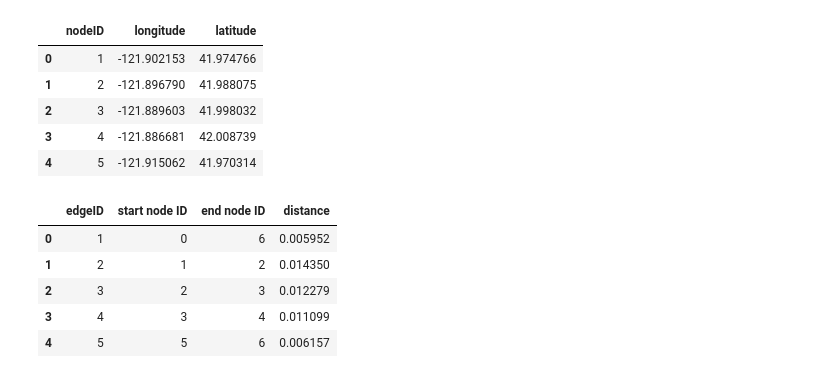
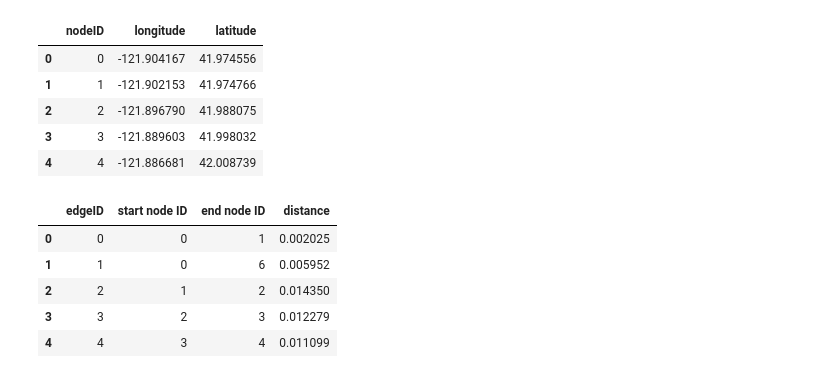
Before and after one commit to Jimmeeee/NA-project, a Jupyter notebook: notebooks/project.ipynb, the cells around one changed output. Cells and saved outputs as stored; diff of their text form; code cells hidden in the pictures.

```diff
--- a/notebooks/project.ipynb
+++ b/notebooks/project.ipynb
@@ -4,27 +4,27 @@ import pandas as pd
 import numpy as np
 import matplotlib.pyplot as plt
 # %%
-df_nodes = pd.read_csv("data/nodes.dat", delimiter = " ")
+df_nodes = pd.read_csv("data/nodes.dat", delimiter = " ", header = None)
 df_nodes.columns = ['nodeID', 'longitude', 'latitude']
 df_nodes.head()
 # %% [output]
 |  | nodeID | longitude | latitude |
-| 0 | 1 | -121.902153 | 41.974766 |
-| 1 | 2 | -121.896790 | 41.988075 |
-| 2 | 3 | -121.889603 | 41.998032 |
-| 3 | 4 | -121.886681 | 42.008739 |
-| 4 | 5 | -121.915062 | 41.970314 |
+| 0 | 0 | -121.904167 | 41.974556 |
+| 1 | 1 | -121.902153 | 41.974766 |
+| 2 | 2 | -121.896790 | 41.988075 |
+| 3 | 3 | -121.889603 | 41.998032 |
+| 4 | 4 | -121.886681 | 42.008739 |
 # %%
-df_edges = pd.read_csv("data/edges.dat", delimiter = " ")
+df_edges = pd.read_csv("data/edges.dat", delimiter = " ", header = None)
 df_edges.columns = ['edgeID', 'start node ID', 'end node ID', 'distance']
 df_edges.head()
 # %% [output]
 |  | edgeID | start node ID | end node ID | distance |
-| 0 | 1 | 0 | 6 | 0.005952 |
-| 1 | 2 | 1 | 2 | 0.014350 |
-| 2 | 3 | 2 | 3 | 0.012279 |
-| 3 | 4 | 3 | 4 | 0.011099 |
-| 4 | 5 | 5 | 6 | 0.006157 |
+| 0 | 0 | 0 | 1 | 0.002025 |
+| 1 | 1 | 0 | 6 | 0.005952 |
+| 2 | 2 | 1 | 2 | 0.014350 |
+| 3 | 3 | 2 | 3 | 0.012279 |
+| 4 | 4 | 3 | 4 | 0.011099 |
 # %%
 G = nx.Graph()
 # %%
```
Also changed, not shown: parts of 4 cells of this notebook.
